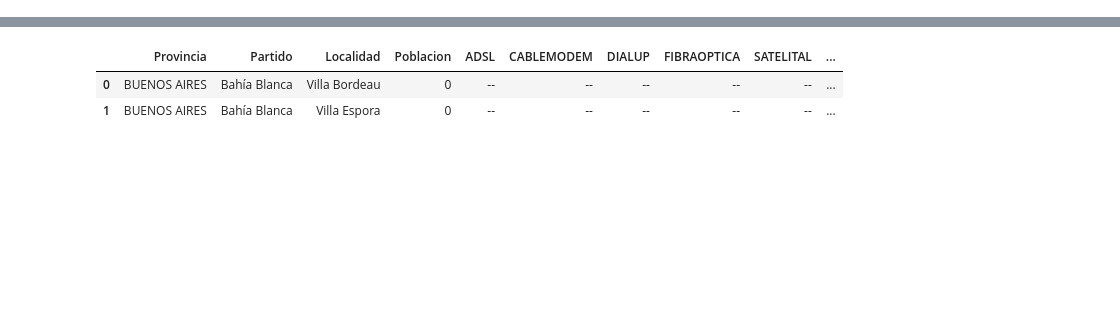
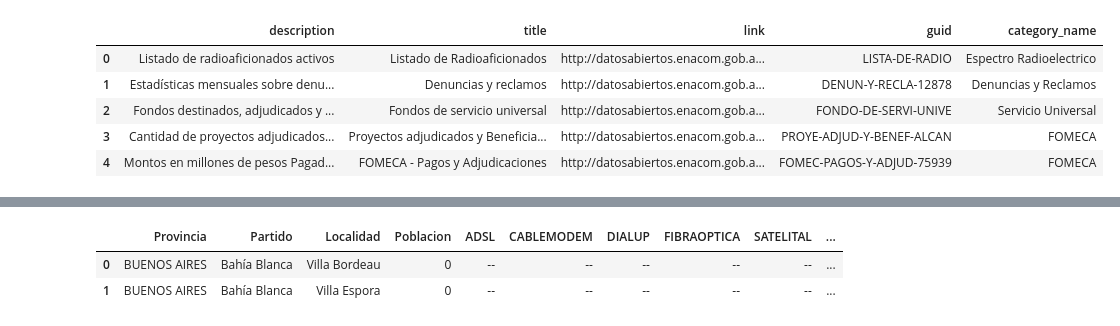
Before and after one commit to Galo0000/Analitics_Proyect, a Jupyter notebook: Extracion_datos.ipynb, the cells around one changed output, grey strips where cells are left out. Saved outputs shown, nothing was run; the diff lists cells and outputs as text; code cells hidden in the pictures; blank space fills up the shorter version.

```diff
--- a/Extracion_datos.ipynb
+++ b/Extracion_datos.ipynb
@@ -123,0 +93,11 @@ datasets_link[6]["guid"]
+# %%
+# Filtra el dataframe con las columnas mas relevantes
+df_datasets_link_copy = df_datasets_link_copy[['description','title','link','guid','category_name']]
+df_datasets_link_copy.head()
+# %% [output]
+|  | description | title | link | guid | category_name |
+| 0 | Listado de radioaficionados activos | Listado de Radioaficionados | http://datosabiertos.enacom.gob.a... | LISTA-DE-RADIO | Espectro Radioelectrico |
+| 1 | Estadísticas mensuales sobre denu... | Denuncias y reclamos | http://datosabiertos.enacom.gob.a... | DENUN-Y-RECLA-12878 | Denuncias y Reclamos |
+| 2 | Fondos destinados, adjudicados y ... | Fondos de servicio universal | http://datosabiertos.enacom.gob.a... | FONDO-DE-SERVI-UNIVE | Servicio Universal |
+| 3 | Cantidad de proyectos adjudicados... | Proyectos adjudicados y Beneficia... | http://datosabiertos.enacom.gob.a... | PROYE-ADJUD-Y-BENEF-ALCAN | FOMECA |
+| 4 | Montos en millones de pesos Pagad... | FOMECA - Pagos y Adjudicaciones | http://datosabiertos.enacom.gob.a... | FOMEC-PAGOS-Y-ADJUD-75939 | FOMECA |
```
Also changed, not shown: parts of 19 cells of this notebook, 9 other files.
